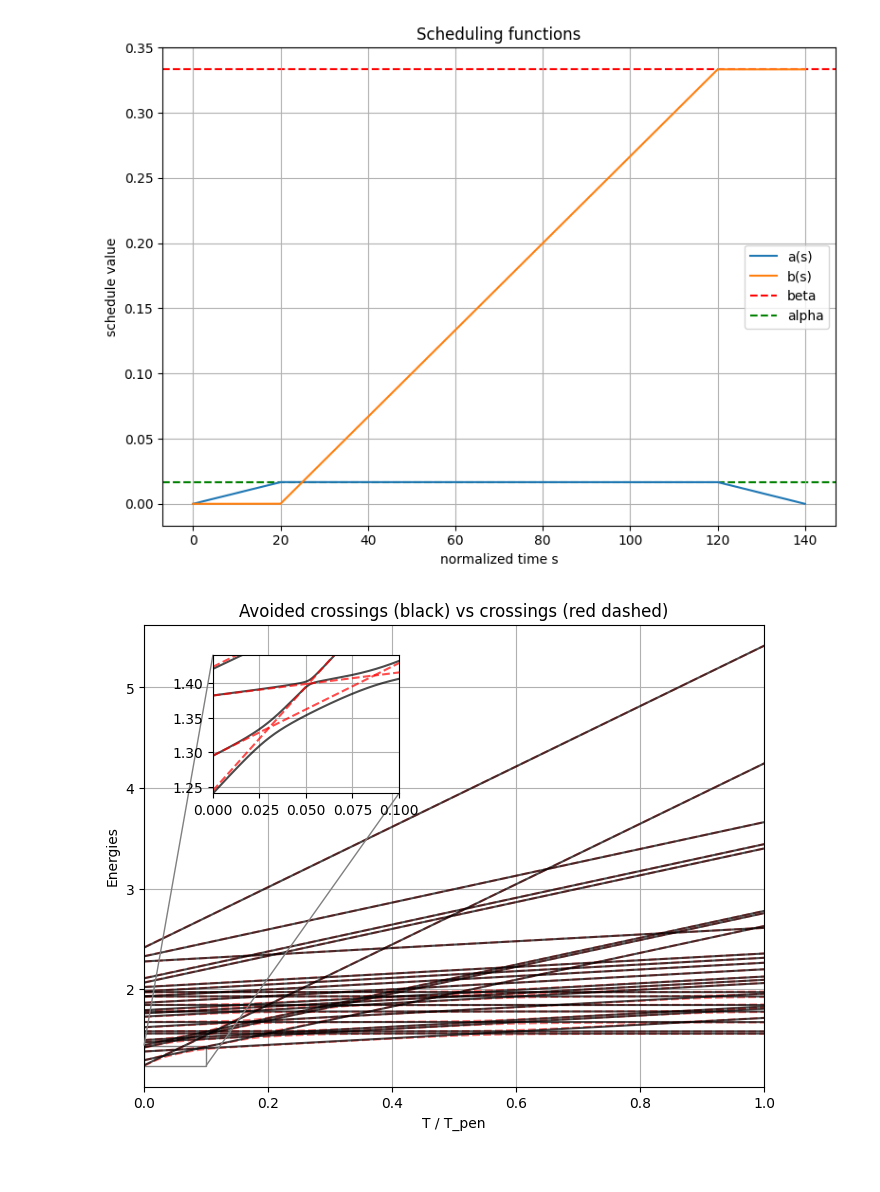
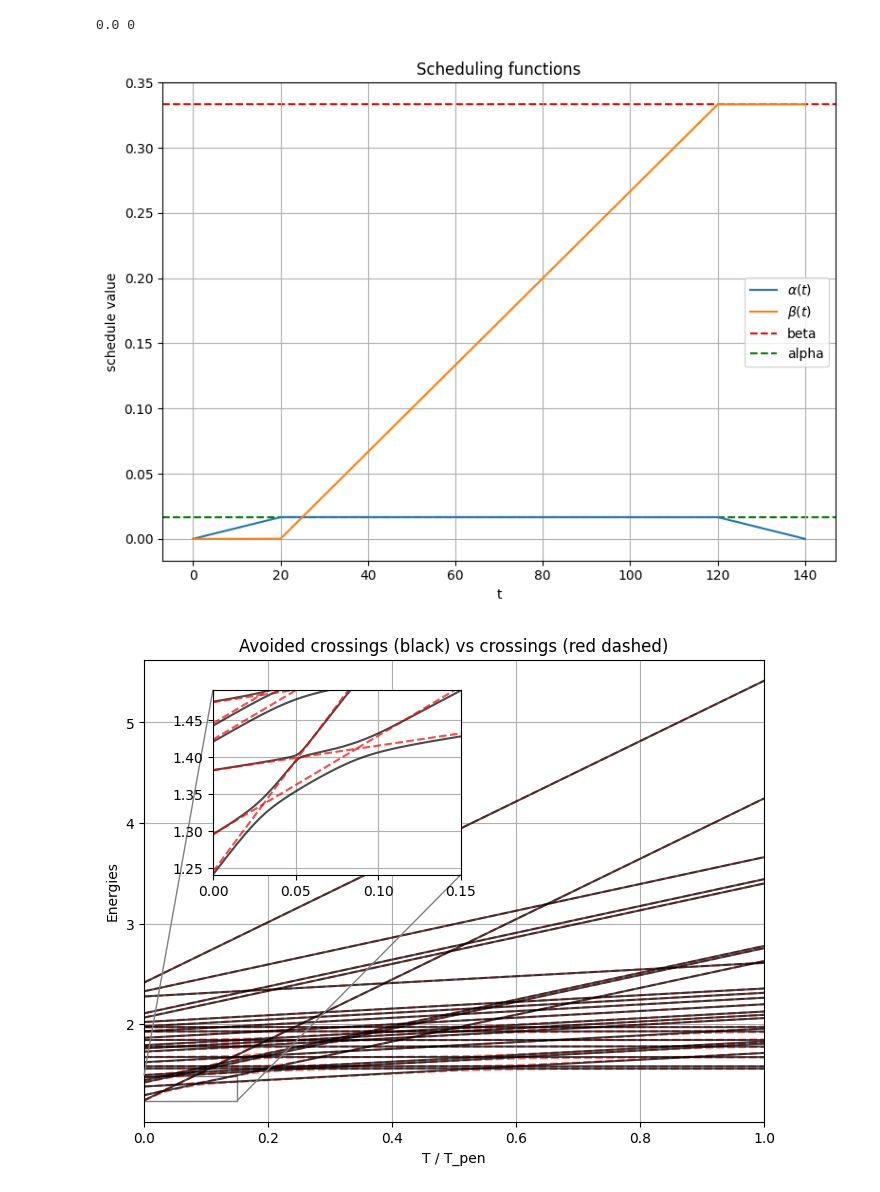
Before and after one commit to Secretmud/zermelos-navigation-problem, a Jupyter notebook: src/LandauZener.ipynb, the cells around one changed output. Cells and saved outputs as stored; diff of their text form; code cells hidden in the pictures.

```diff
--- a/src/LandauZener.ipynb
+++ b/src/LandauZener.ipynb
@@ -37,21 +37,24 @@ def b(t):
 
 a_s = [a(t) for t in Ts]
 b_s = [b(t) for t in Ts]
+print(a_s[0], b_s[0])
 
 plt.figure(figsize=(8, 6))
-plt.plot(Ts, a_s, label="a(s)")
-plt.plot(Ts, b_s, label="b(s)")
+plt.plot(Ts, a_s, label=r"$ \alpha (t) $")
+plt.plot(Ts, b_s, label=r"$ \beta (t) $")
 plt.axhline(beta_max,  linestyle="dashed", color="red",label="beta", zorder=0)
 plt.axhline(alpha_max, linestyle="dashed", color="green", label="alpha", zorder=0)
-plt.xlabel("normalized time s")
+plt.xlabel("t")
 plt.ylabel("schedule value")
 plt.title("Scheduling functions")
 plt.grid()
 plt.legend()
 plt.tight_layout()
+plt.savefig("scheduling_functions.pdf")
 plt.show()
 # %% [output]
+0.0 0
-[figure, old version]
+[figure, new version]
 # %%
 
 memory = joblib.Memory(location=".joblib_cache", verbose=0)
@@ -113,36 +116,36 @@ for i in range(eigvals_avoided.shape[1]):
 for i in range(eigvals_crossing.shape[1]):
     ax.plot(t_scaled, eigvals_crossing[:, i], color="black", alpha=0.7)
 
 ax.set_xlim(0, 1)
 ax.set_xlabel("T / T_pen")
 ax.set_ylabel("Energies")
 ax.set_title("Avoided crossings (black) vs crossings (red dashed)")
 ax.grid()
 
 axins = inset_axes(
     ax,
-    width="30%",
-    height="30%",
+    width="40%",
+    height="40%",
     loc="upper left",
     bbox_to_anchor=(0.1, -0.05, 1, 1),  # shift slightly inward
     bbox_transform=ax.transAxes,
     #borderpad=1.5  # extra spacing from edges
 )
 
 for i in range(eigvals_avoided.shape[1]):
     axins.plot(t_scaled, eigvals_avoided[:, i], color="black", alpha=0.7)
 
 for i in range(eigvals_crossing.shape[1]):
     axins.plot(t_scaled, eigvals_crossing[:, i], "r--", alpha=0.7)
 
-x1, x2 = 0.0, 0.1
-y1, y2 = np.min(eigvals_avoided), np.min(eigvals_avoided) + 0.2
+x1, x2 = 0.0, 0.15
+y1, y2 = np.min(eigvals_avoided), np.min(eigvals_avoided) + 0.25
 
 axins.set_xlim(x1, x2)
 axins.set_ylim(y1, y2)
 axins.grid()
 mark_inset(ax, axins, loc1=2, loc2=4, fc="none", ec="0.5")
-
+plt.savefig("LZ-plot.pdf")
 plt.show()
 # %% [output]
-[figure, old version]
+[figure, new version]
```
Also changed, not shown: 4 other files.
